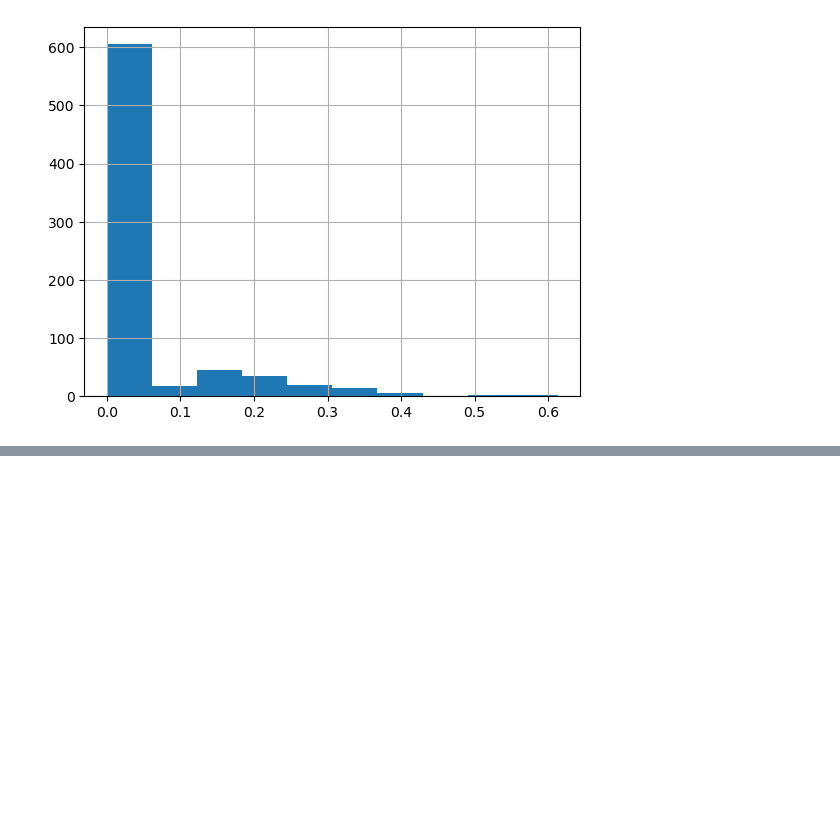
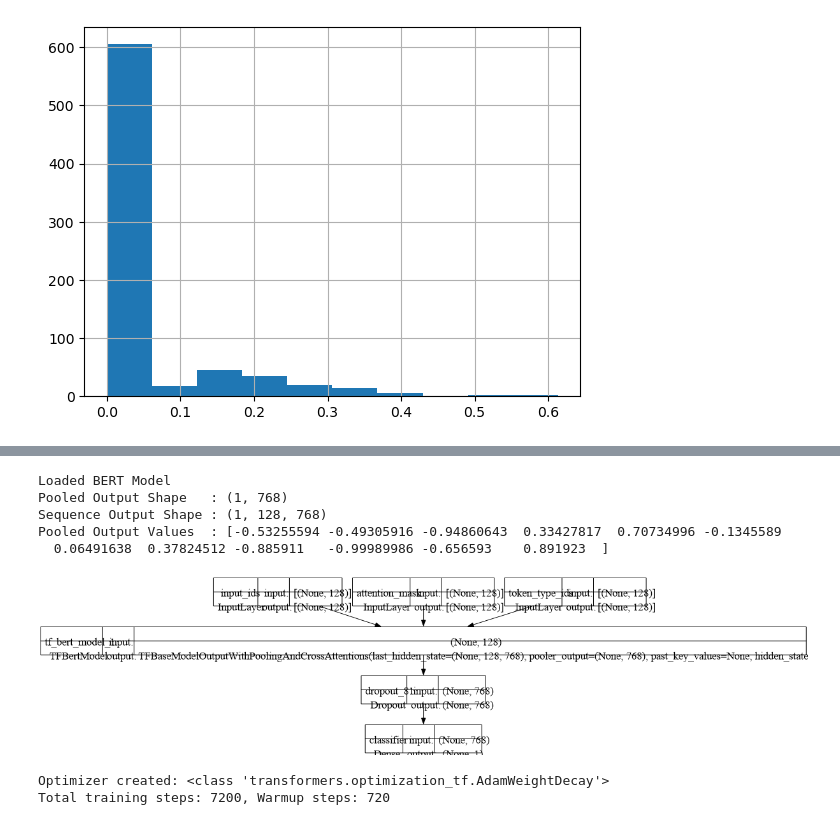
Before and after one commit to fl720/UoP_Year4_IDTA, a Jupyter notebook: coursework2/ADTATextPreprocessing.ipynb, the cells around one changed output, grey strips where cells are left out. Cells and saved outputs as stored; diff of their text form; code cells hidden in the pictures; blank space fills up the shorter version.

```diff
--- a/coursework2/ADTATextPreprocessing.ipynb
+++ b/coursework2/ADTATextPreprocessing.ipynb
@@ -420,0 +1208,2 @@ Name: film, dtype: float64
+# %%
+bert_model = TFBertModel.from_pretrained('bert-base-uncased', use_safetensors=False)
@@ -420,0 +1216,66 @@ Name: film, dtype: float64
+# %%
+
+bert_results = bert_model(
+    input_ids=text_preprocessed['input_ids'],
+    attention_mask=text_preprocessed['attention_mask'],
+    token_type_ids=text_preprocessed['token_type_ids']
+)
+
+print(f'Loaded BERT Model')
+print(f'Pooled Output Shape   : {bert_results.pooler_output.shape}')
+print(f'Sequence Output Shape : {bert_results.last_hidden_state.shape}')
+print(f'Pooled Output Values  : {bert_results.pooler_output[0, :12]}')
+# %% [output]
+Loaded BERT Model
+Pooled Output Shape   : (1, 768)
+Sequence Output Shape : (1, 128, 768)
+Pooled Output Values  : [-0.53255594 -0.49305916 -0.94860643  0.33427817  0.70734996 -0.1345589
+  0.06491638  0.37824512 -0.885911   -0.99989986 -0.656593    0.891923  ]
+# %%
+def build_classifier_model():
+    input_ids = tf.keras.layers.Input(shape=(128,), dtype=tf.int32, name='input_ids')
+    attention_mask = tf.keras.layers.Input(shape=(128,), dtype=tf.int32, name='attention_mask')
+    token_type_ids = tf.keras.layers.Input(shape=(128,), dtype=tf.int32, name='token_type_ids')
+
+    results = bert_model(
+        input_ids=input_ids,
+        attention_mask=attention_mask,
+        token_type_ids=token_type_ids
+    )
+
+    pooled_output = results.pooler_output
+
+    net = tf.keras.layers.Dropout(0.1)(pooled_output)
+
+    net = tf.keras.layers.Dense(1, activation=None, name='classifier')(net)
+
+    return tf.keras.Model(
+        inputs=[input_ids, attention_mask, token_type_ids],
+        outputs=net
+    )
+classifier_model = build_classifier_model()
+
+tf.keras.utils.plot_model(classifier_model, show_shapes=True, dpi=64)
+# %% [output]
+[figure, added]
+# %%
+from transformers import create_optimizer
+
+epochs = 6
+steps_per_epoch = 1200
+num_train_steps = steps_per_epoch * epochs
+num_warmup_steps = int(0.1 * num_train_steps)
+init_lr = 3e-5
+
+optimizer, schedule = create_optimizer(
+    init_lr=init_lr,
+    num_train_steps=num_train_steps,
+    num_warmup_steps=num_warmup_steps,
+    weight_decay_rate=0.01
+)
+
+print(f"Optimizer created: {type(optimizer)}")
+print(f"Total training steps: {num_train_steps}, Warmup steps: {num_warmup_steps}")
+# %% [output]
+Optimizer created: <class 'transformers.optimization_tf.AdamWeightDecay'>
+Total training steps: 7200, Warmup steps: 720
```
Also changed, not shown: parts of 89 cells of this notebook, 5 other files.
